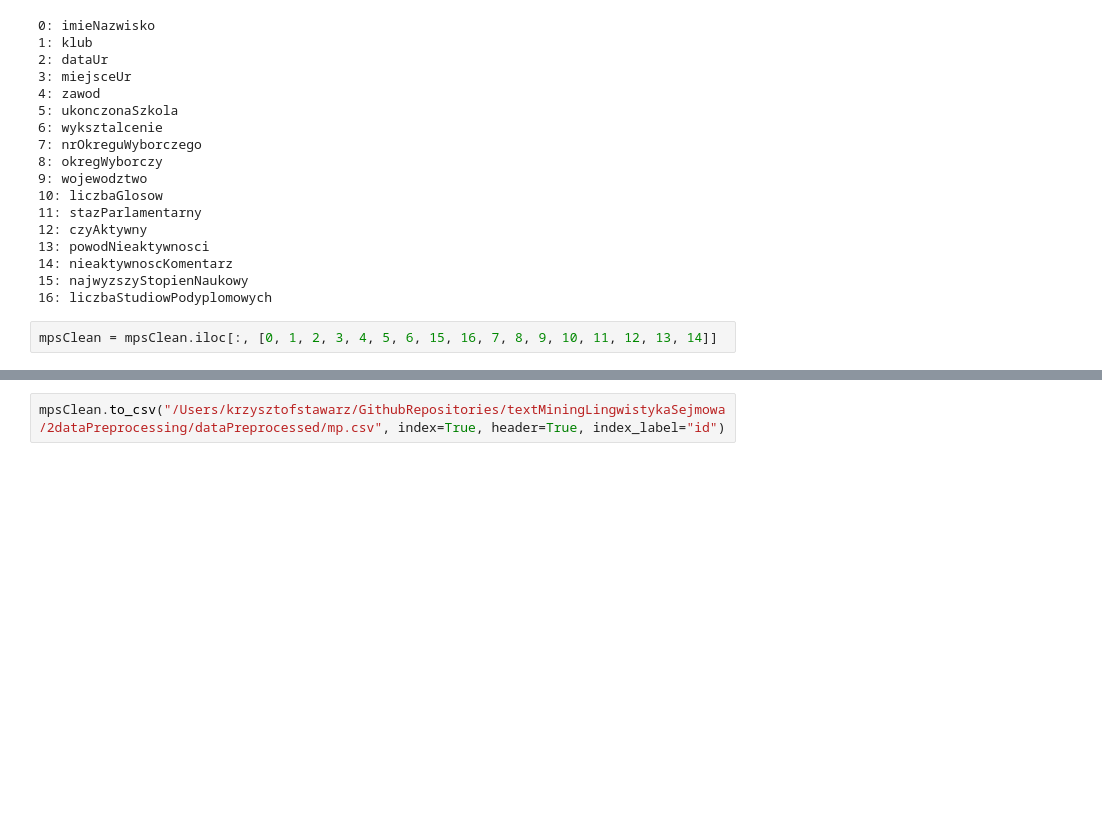
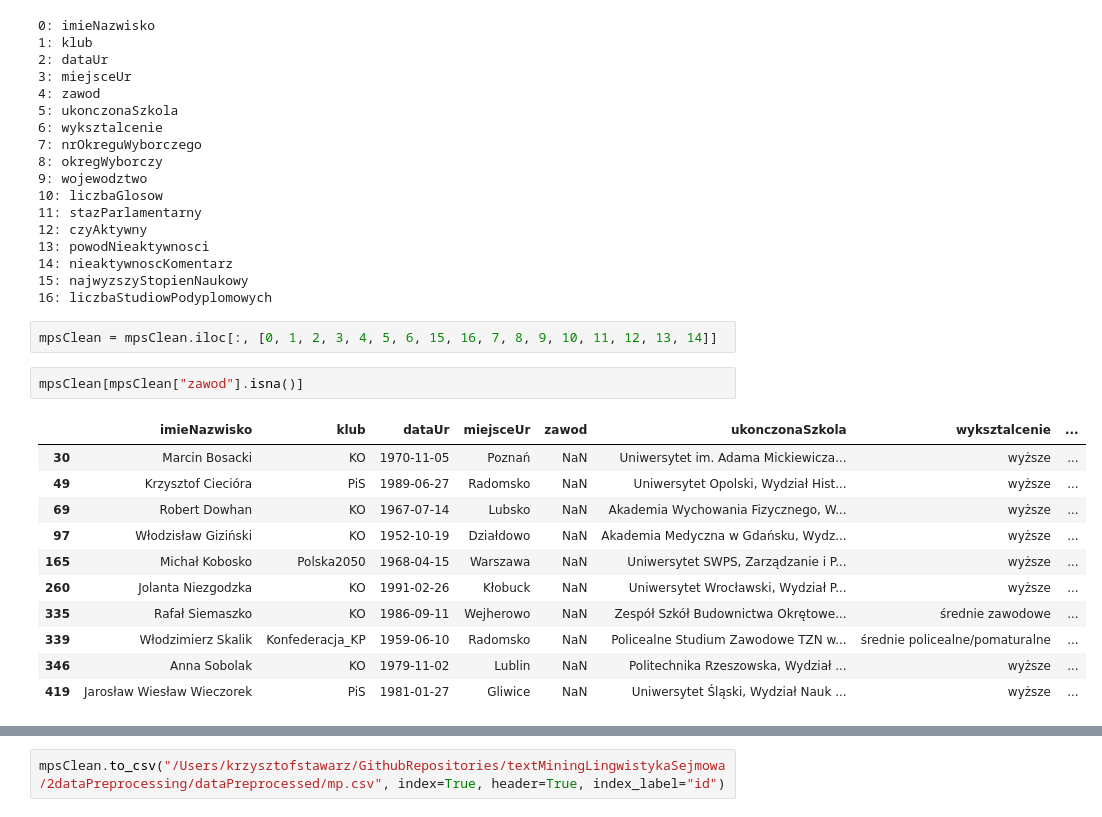
Before and after one commit to stawarzkrzysztof/textMiningLingwistykaSejmowa, a Jupyter notebook: 2dataPreprocessing/dataPreprocessing.ipynb, the cells around one changed output, grey strips where cells are left out. Drawn from its saved outputs; the diff is of its cells as text; blank space fills up the shorter version.

Commit message:
zawody uzupelnione

```diff
--- a/2dataPreprocessing/dataPreprocessing.ipynb
+++ b/2dataPreprocessing/dataPreprocessing.ipynb
@@ -611,3 +611,17 @@ for i, colname in enumerate(mpsClean.columns):
 16: liczbaStudiowPodyplomowych
 # %%
 mpsClean = mpsClean.iloc[:, [0, 1, 2, 3, 4, 5, 6, 15, 16, 7, 8, 9, 10, 11, 12, 13, 14]]
+# %%
+mpsClean[mpsClean["zawod"].isna()]
+# %% [output]
+|  | imieNazwisko | klub | dataUr | miejsceUr | zawod | ukonczonaSzkola | wyksztalcenie | ... |
+| 30 | Marcin Bosacki | KO | 1970-11-05 | Poznań | NaN | Uniwersytet im. Adama Mickiewicza... | wyższe | ... |
+| 49 | Krzysztof Ciecióra | PiS | 1989-06-27 | Radomsko | NaN | Uniwersytet Opolski, Wydział Hist... | wyższe | ... |
+| 69 | Robert Dowhan | KO | 1967-07-14 | Lubsko | NaN | Akademia Wychowania Fizycznego, W... | wyższe | ... |
+| 97 | Włodzisław Giziński | KO | 1952-10-19 | Działdowo | NaN | Akademia Medyczna w Gdańsku, Wydz... | wyższe | ... |
+| 165 | Michał Kobosko | Polska2050 | 1968-04-15 | Warszawa | NaN | Uniwersytet SWPS, Zarządzanie i P... | wyższe | ... |
+| 260 | Jolanta Niezgodzka | KO | 1991-02-26 | Kłobuck | NaN | Uniwersytet Wrocławski, Wydział P... | wyższe | ... |
+| 335 | Rafał Siemaszko | KO | 1986-09-11 | Wejherowo | NaN | Zespół Szkół Budownictwa Okrętowe... | średnie zawodowe | ... |
+| 339 | Włodzimierz Skalik | Konfederacja_KP | 1959-06-10 | Radomsko | NaN | Policealne Studium Zawodowe TZN w... | średnie policealne/pomaturalne | ... |
+| 346 | Anna Sobolak | KO | 1979-11-02 | Lublin | NaN | Politechnika Rzeszowska, Wydział ... | wyższe | ... |
+| 419 | Jarosław Wiesław Wieczorek | PiS | 1981-01-27 | Gliwice | NaN | Uniwersytet Śląski, Wydział Nauk ... | wyższe | ... |
```
Also changed, not shown: parts of 1 cell of this notebook, 2 other files.
